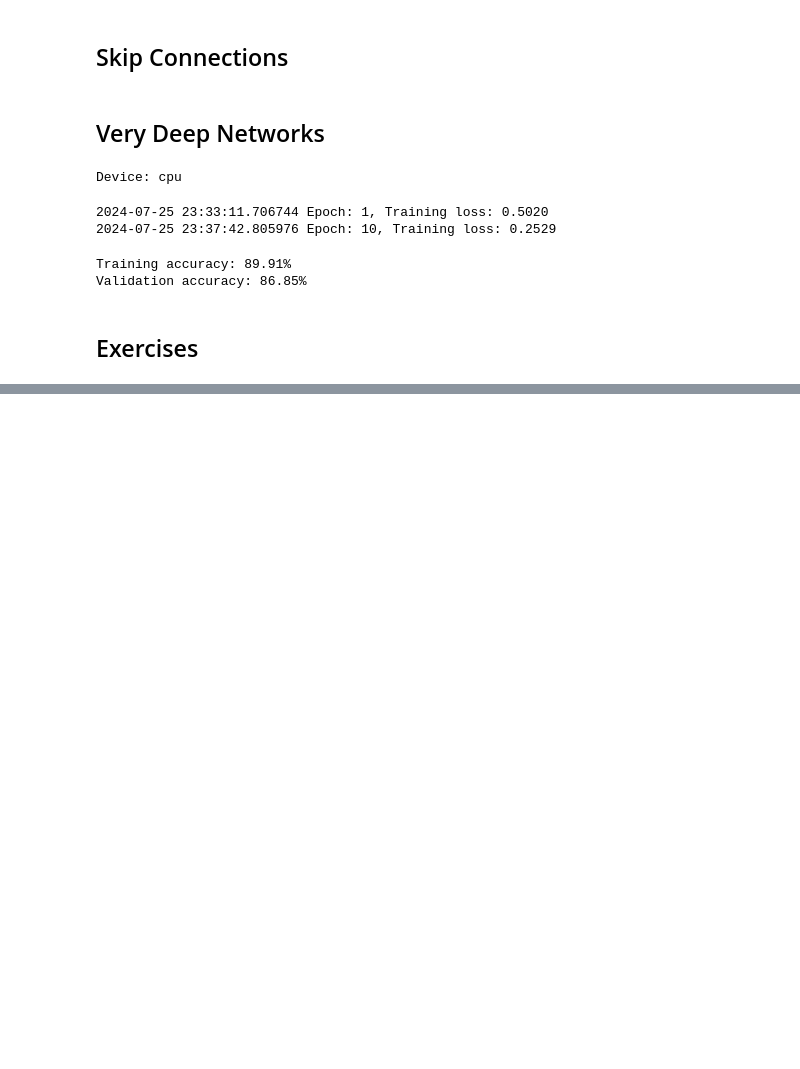
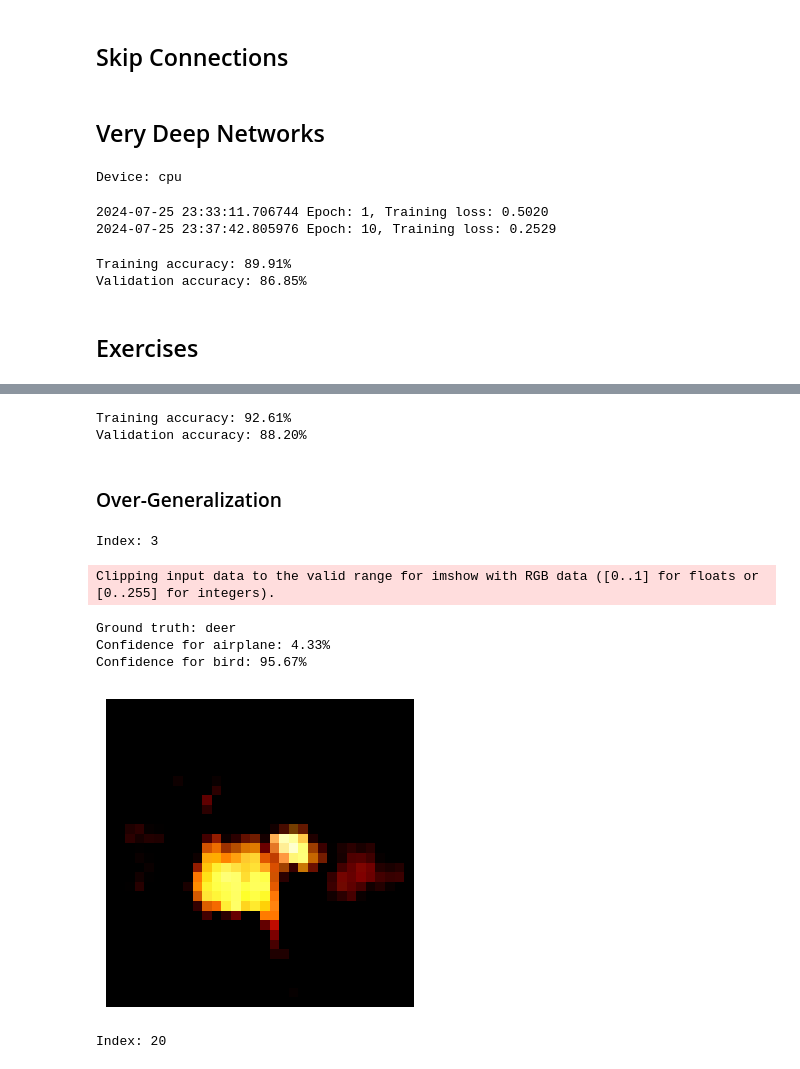
Before and after one commit to yahyavaleo/dlwpt, a Jupyter notebook: chapter8/convolution.ipynb, the cells around one changed output, grey strips where cells are left out. Saved outputs shown, nothing was run; the diff lists cells and outputs as text; code cells hidden in the pictures; blank space fills up the shorter version.

```diff
--- a/chapter8/convolution.ipynb
+++ b/chapter8/convolution.ipynb
@@ -685,0 +944,11 @@ Validation accuracy: 86.85%
+# %%
+device = torch.device("cuda" if torch.cuda.is_available() else "cpu")
+
+model = WierdNet().to(device)
+loss_fn = nn.CrossEntropyLoss()
+optimizer = optim.SGD(model.parameters(), lr=1e-2)
+train_loader = DataLoader(cifar2, batch_size=64, shuffle=True)
+# %%
+model.train()
+
+train(100, model, optimizer, loss_fn, train_loader, device)
@@ -685,0 +970,60 @@ Validation accuracy: 86.85%
+# %%
+model.eval()
+
+evaluate(model, train_loader, val_loader, device)
+# %% [output]
+Training accuracy: 92.61%
+Validation accuracy: 88.20%
+# %% [markdown]
+### Over-Generalization
+# %%
+model.eval()
+
+for idx, (img, label) in enumerate(cifar10):
+    if label not in [0, 2]:
+        with torch.no_grad():
+            out = model(img)
+            confidences = F.softmax(out, dim=1)
+            confidences = confidences.detach().numpy()[0]
+            if (confidences[0] > 0.95) or (confidences[1] > 0.95):
+                print(f"Index: {idx}")
+                break
+# %% [output]
+Index: 3
+# %%
+model.eval()
+img, label = cifar10[idx]
+
+with torch.no_grad():
+    out = model(img)
+    confidences = F.softmax(out, dim=1)
+    confidences = confidences.detach().numpy()[0]
+    print(f"Ground truth: {cifar10.classes[label]}")
+    print(f"Confidence for airplane: {confidences[0] * 100:.2f}%")
+    print(f"Confidence for bird: {confidences[1] * 100:.2f}%")
+
+fig = plt.figure(figsize=(4, 4))
+plt.imshow(img.permute(1, 2, 0))
+plt.axis("off")
+plt.savefig("data/over-generalization.png")
+plt.show()
+# %% [output]
+Clipping input data to the valid range for imshow with RGB data ([0..1] for floats or [0..255] for integers).
+Ground truth: deer
+Confidence for airplane: 4.33%
+Confidence for bird: 95.67%
+[figure, added]
+# %%
+model.eval()
+
+for idx, (img, label) in enumerate(cifar10):
+    if label not in [0, 2]:
+        with torch.no_grad():
+            out = model(img)
+            confidences = F.softmax(out, dim=1)
+            confidences = confidences.detach().numpy()[0]
+            if (0.45 <= confidences[0] <= 0.55):
+                print(f"Index: {idx}")
+                break
+# %% [output]
+Index: 20
```
Also changed, not shown: parts of 31 cells of this notebook, 8 other files.
